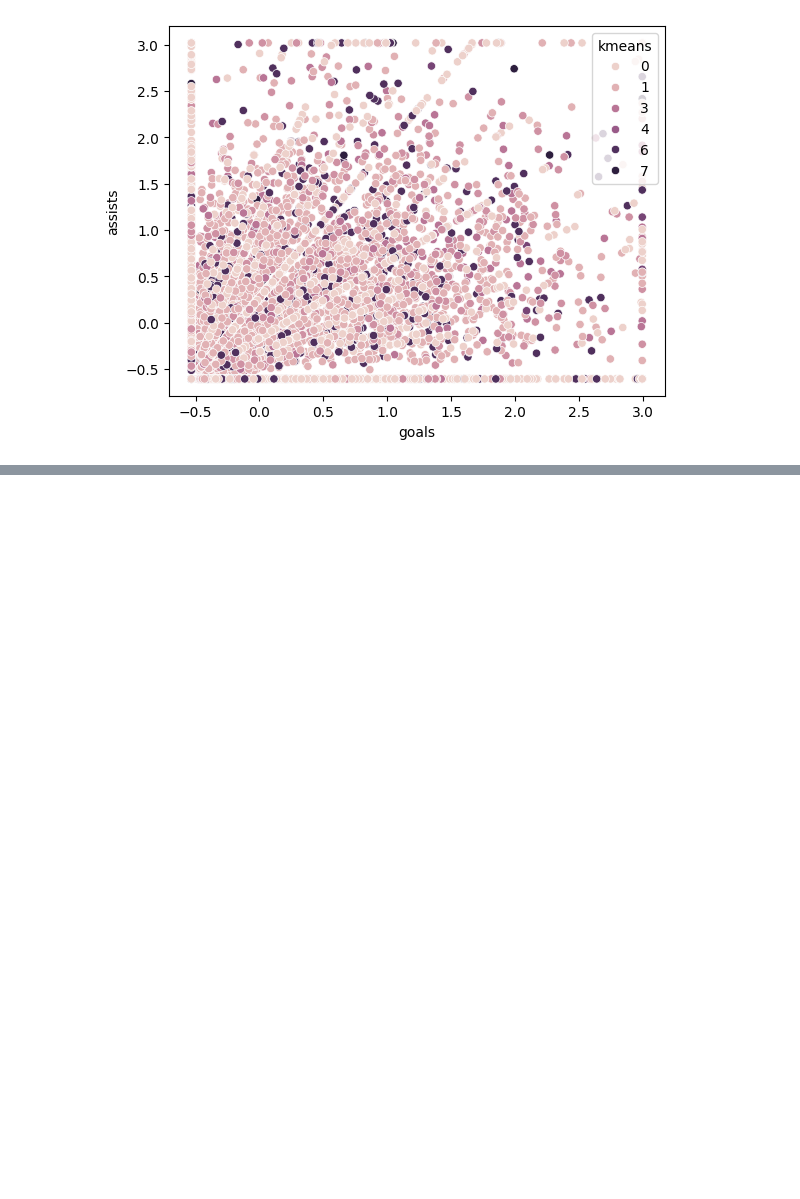
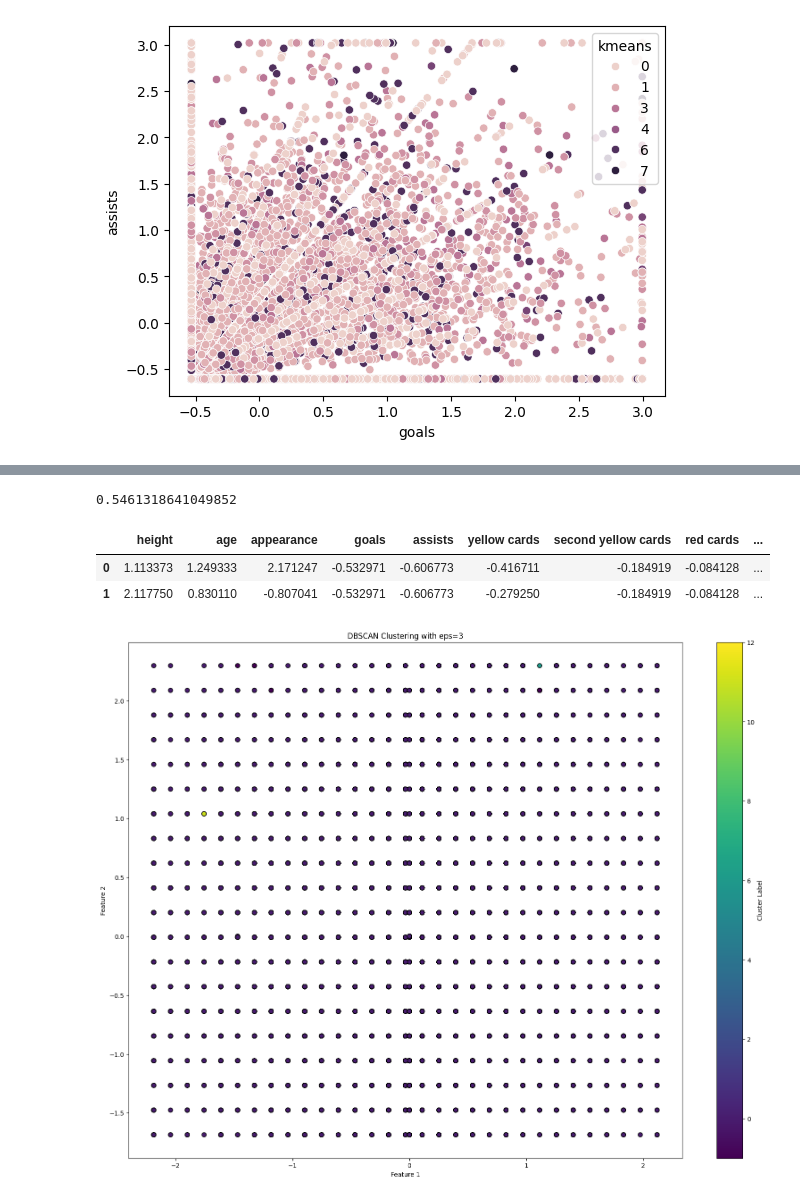
Before and after one commit to Tuwaiq-DS-ML-bootcamp-V-6/Use-case-7, a Jupyter notebook: EDA explain template.ipynb, the cells around one changed output, grey strips where cells are left out. Saved outputs shown, nothing was run; the diff lists cells and outputs as text; code cells hidden in the pictures; blank space fills up the shorter version.

```diff
--- a/EDA explain template.ipynb
+++ b/EDA explain template.ipynb
@@ -1437,0 +1472,5 @@ sns.scatterplot(data = X , x = 'goals', y = 'assists', hue = 'kmeans')
+# %%
+chosen_eps = 3 # This is an example; choose this value based on the plot
+dbscan = DBSCAN(eps=chosen_eps, min_samples=min_samples)
+# %%
+clusters = dbscan.fit_predict(X)
@@ -1437,0 +1495,23 @@ sns.scatterplot(data = X , x = 'goals', y = 'assists', hue = 'kmeans')
+# %%
+silhouette_avg = silhouette_score(X, clusters)
+silhouette_avg
+# %% [output]
+0.5461318641049852
+# %%
+X.head(2)
+# %% [output]
+|  | height | age | appearance | goals | assists | yellow cards | second yellow cards | red cards | ... |
+| 0 | 1.113373 | 1.249333 | 2.171247 | -0.532971 | -0.606773 | -0.416711 | -0.184919 | -0.084128 | ... |
+| 1 | 2.117750 | 0.830110 | -0.807041 | -0.532971 | -0.606773 | -0.279250 | -0.184919 | -0.084128 | ... |
+# %%
+X = X.values
+
+plt.figure(figsize=(20, 15))
+plt.scatter(X[:, 0], X[:, 1], c=clusters, cmap='viridis', s=50, edgecolor='k')
+plt.title(f'DBSCAN Clustering with eps={chosen_eps}')
+plt.xlabel('Feature 1')
+plt.ylabel('Feature 2')
+plt.colorbar(label='Cluster Label')
+plt.show()
+# %% [output]
+[figure, added]
```
Also changed, not shown: parts of 12 cells of this notebook.
